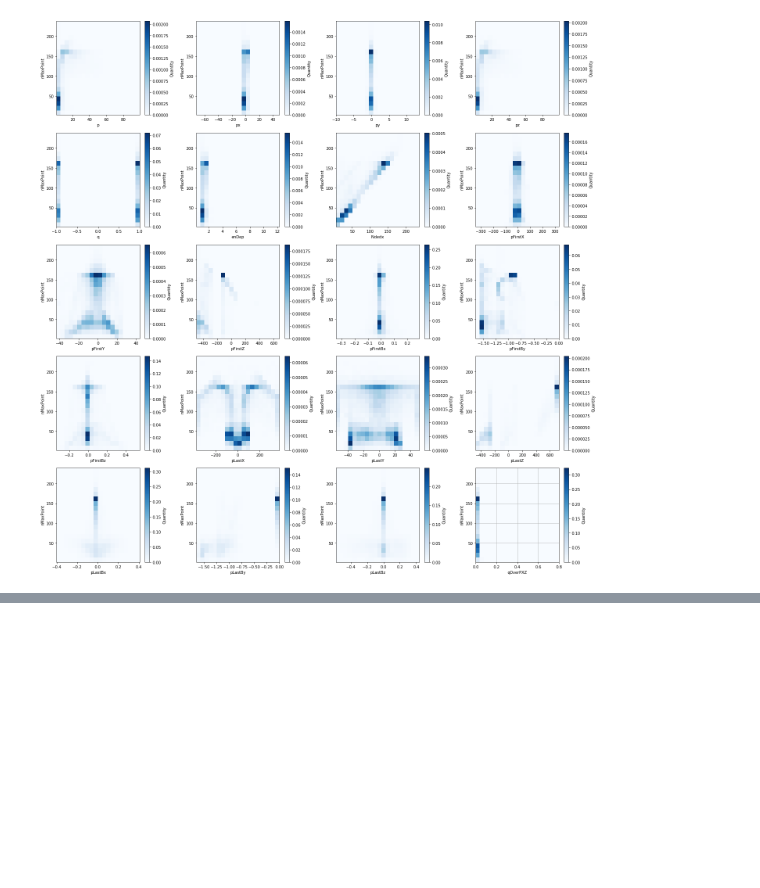
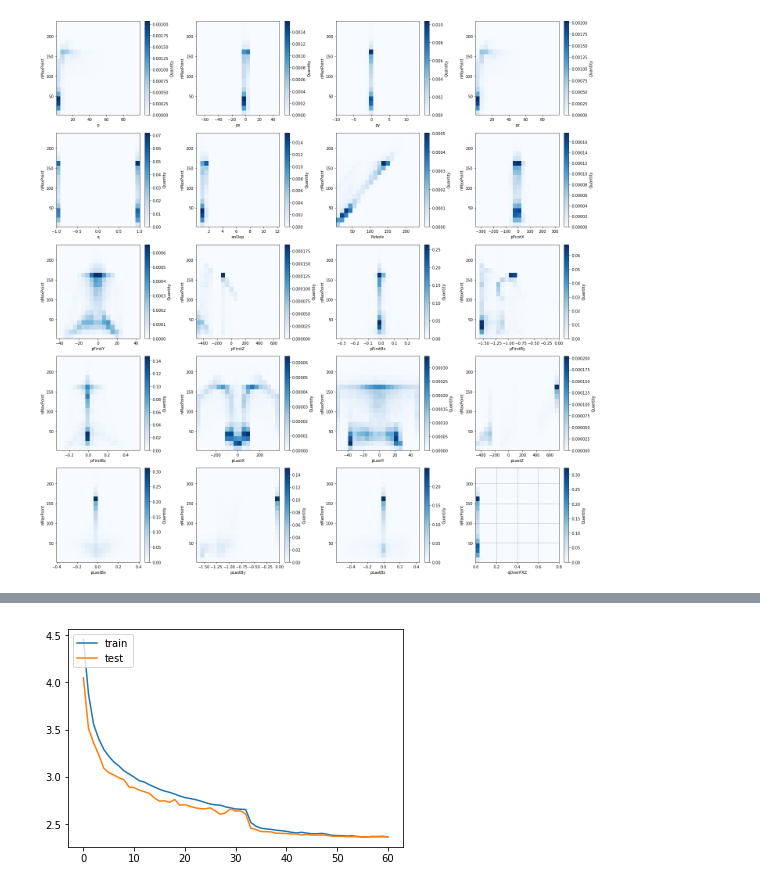
Before and after one commit to szczepanskidamian/projekt_inzynierski, a Jupyter notebook: NMaxPoint.ipynb, the cells around one changed output, grey strips where cells are left out. Cells and saved outputs as stored; diff of their text form; code cells hidden in the pictures; blank space fills up the shorter version.

```diff
--- a/NMaxPoint.ipynb
+++ b/NMaxPoint.ipynb
@@ -279,0 +308,7 @@ plt.show()
+# %%
+plt.plot(history2.history['loss'])
+plt.plot(history2.history['val_loss'])
+plt.legend(['train', 'test'], loc='upper left')
+plt.show()
+# %% [output]
+[figure, added]
```
Also changed, not shown: parts of 33 cells of this notebook, 1 other file.
